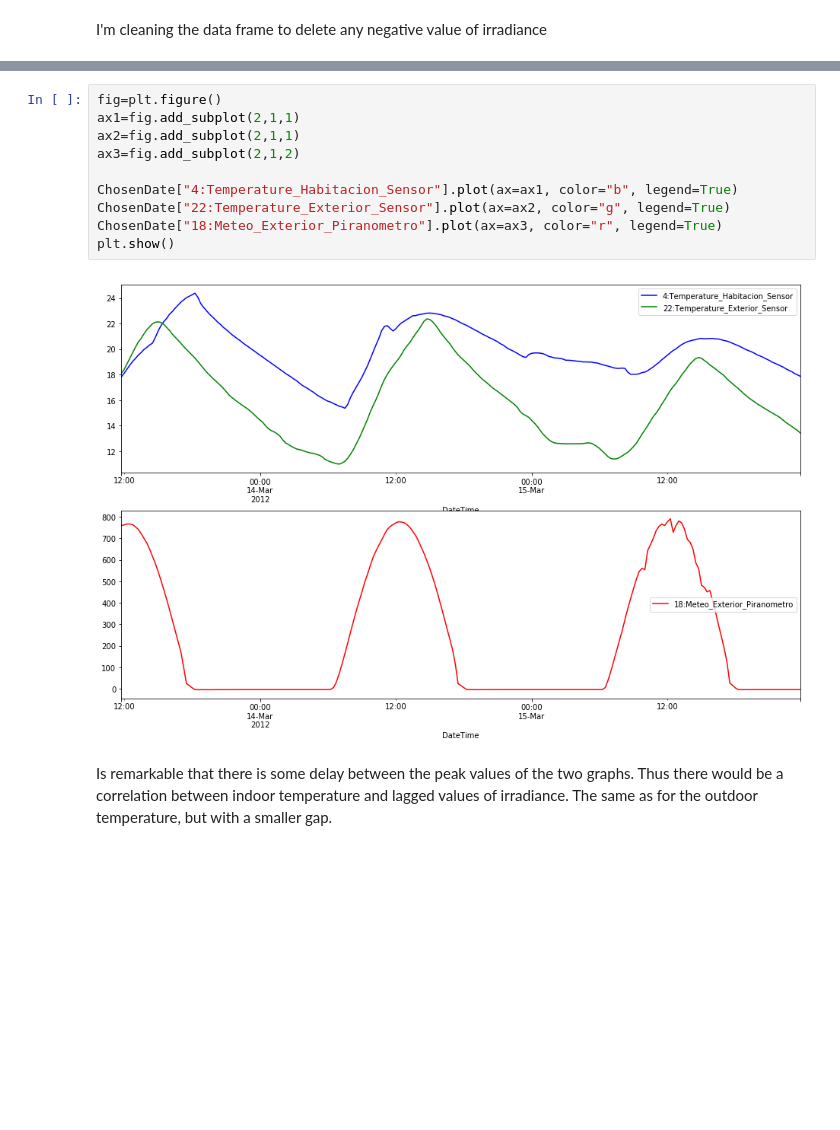
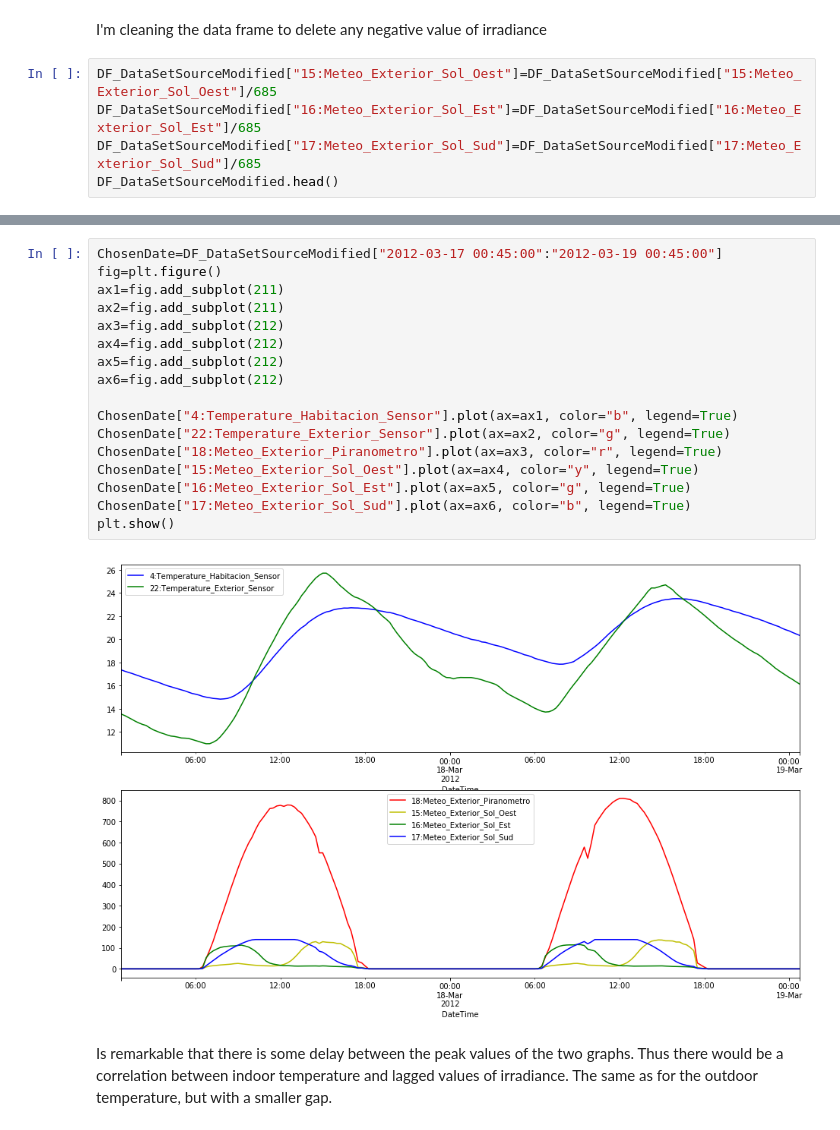
Before and after one commit to bnajafi/Data-driven_Building_Simulation_Projects, a Jupyter notebook: Zero Energy Building--Lanzani-Pilotti-Zannini/Jupyter Notebook/Jupyter Report.ipynb, the cells around one changed output, grey strips where cells are left out. Saved outputs shown, nothing was run; the diff lists cells and outputs as text; blank space fills up the shorter version.

```diff
--- a/Zero Energy Building--Lanzani-Pilotti-Zannini/Jupyter Notebook/Jupyter Report.ipynb
+++ b/Zero Energy Building--Lanzani-Pilotti-Zannini/Jupyter Notebook/Jupyter Report.ipynb
@@ -206,3 +206,8 @@ See the caveats in the documentation: http://pandas.pydata.org/pandas-docs/stabl
   from ipykernel import kernelapp as app
 # %% [markdown]
 I'm cleaning the data frame to delete any negative value of irradiance
+# %%
+DF_DataSetSourceModified["15:Meteo_Exterior_Sol_Oest"]=DF_DataSetSourceModified["15:Meteo_Exterior_Sol_Oest"]/685
+DF_DataSetSourceModified["16:Meteo_Exterior_Sol_Est"]=DF_DataSetSourceModified["16:Meteo_Exterior_Sol_Est"]/685
+DF_DataSetSourceModified["17:Meteo_Exterior_Sol_Sud"]=DF_DataSetSourceModified["17:Meteo_Exterior_Sol_Sud"]/685
+DF_DataSetSourceModified.head()
@@ -209,15 +223,22 @@ I'm cleaning the data frame to delete any negative value of irradiance
 # %%
+ChosenDate=DF_DataSetSourceModified["2012-03-17 00:45:00":"2012-03-19 00:45:00"]
 fig=plt.figure()
-ax1=fig.add_subplot(2,1,1)
-ax2=fig.add_subplot(2,1,1)
-ax3=fig.add_subplot(2,1,2)
+ax1=fig.add_subplot(211)
+ax2=fig.add_subplot(211)
+ax3=fig.add_subplot(212)
+ax4=fig.add_subplot(212)
+ax5=fig.add_subplot(212)
+ax6=fig.add_subplot(212)
 
 ChosenDate["4:Temperature_Habitacion_Sensor"].plot(ax=ax1, color="b", legend=True)
 ChosenDate["22:Temperature_Exterior_Sensor"].plot(ax=ax2, color="g", legend=True)
 ChosenDate["18:Meteo_Exterior_Piranometro"].plot(ax=ax3, color="r", legend=True)
+ChosenDate["15:Meteo_Exterior_Sol_Oest"].plot(ax=ax4, color="y", legend=True)
+ChosenDate["16:Meteo_Exterior_Sol_Est"].plot(ax=ax5, color="g", legend=True)
+ChosenDate["17:Meteo_Exterior_Sol_Sud"].plot(ax=ax6, color="b", legend=True)
 plt.show()
 # %% [output]
-[figure, old version]
+[figure, new version]
 # %% [markdown]
 Is remarkable that there is some delay between the peak values of the two graphs. Thus there would be a correlation between indoor temperature and lagged values of irradiance. The same as for the outdoor temperature, but with a smaller gap.
 # %% [markdown]
```
Also changed, not shown: parts of 18 cells of this notebook, 1 other file.
